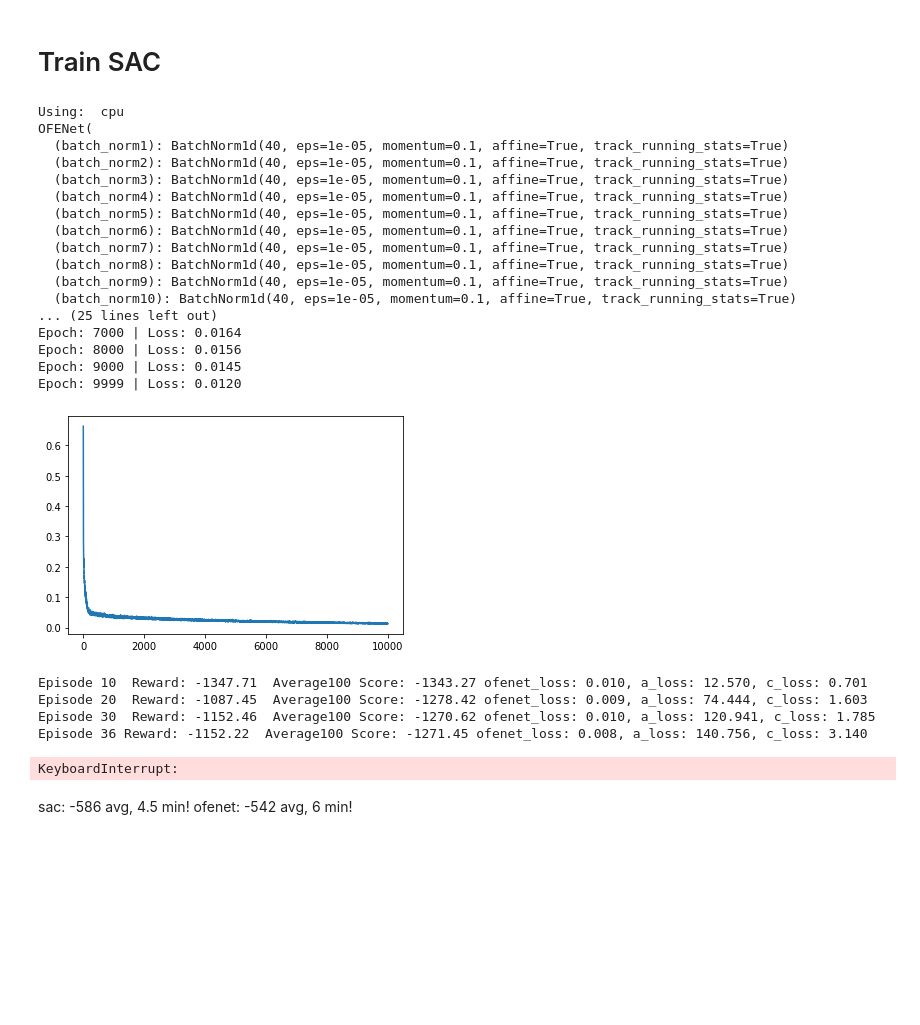
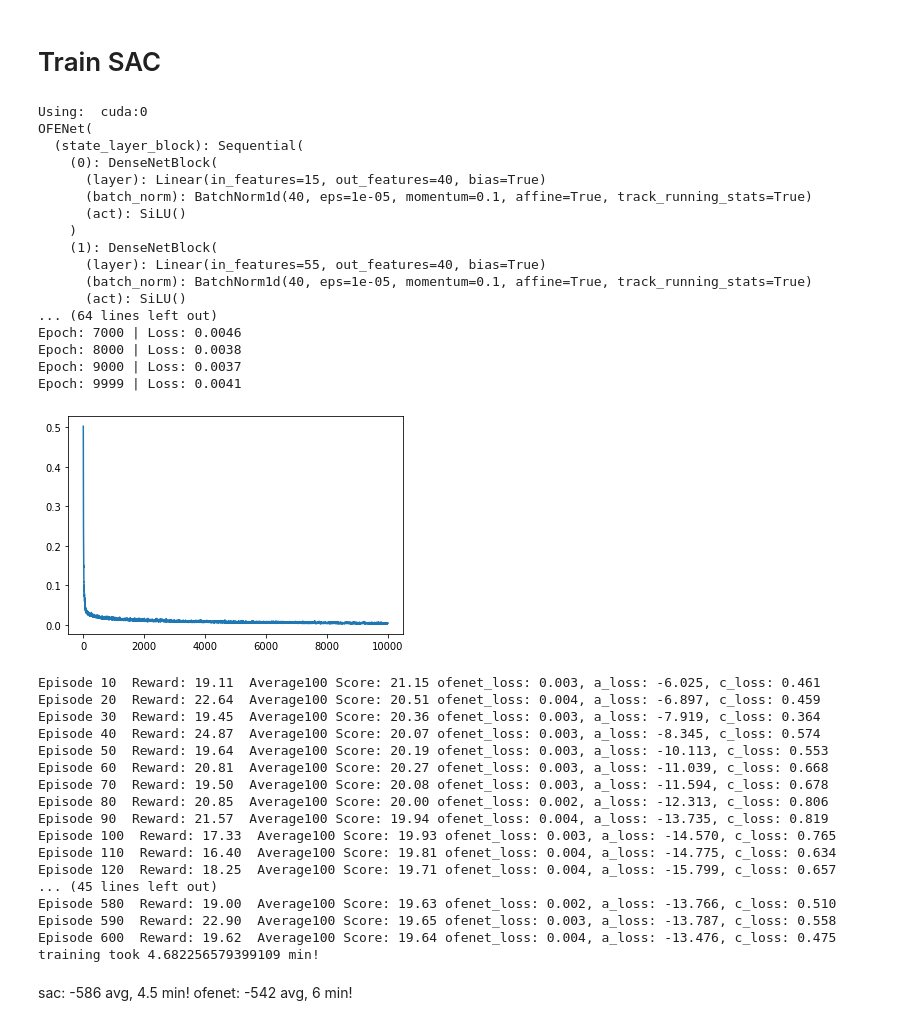
Before and after one commit to BY571/OFENet, a Jupyter notebook: OFENet-REDQ-notebook.ipynb, the cells around one changed output. Cells and saved outputs as stored; diff of their text form; code cells hidden in the pictures; blank space fills up the shorter version.

```diff
--- a/OFENet-REDQ-notebook.ipynb
+++ b/OFENet-REDQ-notebook.ipynb
@@ -110,12 +111,3 @@ class Critic(nn.Module):
         x = F.relu(self.fc1(state_action))
         x = F.relu(self.fc2(x))
         return self.fc3(x)
-# %%
-input_size = 12
-hidden_size = 40
-num_layer = 3
-layers = []
-for i in range(num_layer):
-    layers+= [nn.Linear(input_size+(hidden_size*i), hidden_size),
-              nn.SiLU(nn.BatchNorm1d(hidden_size))]
-seq = nn.Sequential(*layers)
@@ -201,12 +145,9 @@ class OFENet(nn.Module):
 
     def forward(self, state, action):
         features = state
-        #for layer in self.state_layer_block:
-        #    features = layer(features)
         features = self.state_layer_block(features)
         features = torch.cat((features, action), dim=1)
-        for layer in self.action_layer_block:
-            features = layer(features)
+        features = self.action_layer_block(features)
         pred = self.pred_layer(features)
 
         return pred
@@ -222,7 +163,7 @@ class OFENet(nn.Module):
         self.eval()
         with torch.no_grad():
             z0 = self.state_layer_block(state)
-            action_cat = torch.cat((z0, action))
+            action_cat = torch.cat((z0, action), dim=1)
             z0_a = self.action_layer_block(action_cat)
         self.train()
         return z0_a
@@ -572,7 +513,7 @@ def pretrain_ofenet(agent, epochs):
 # Train SAC
 # %%
 import pybullet_envs
-env_name = "HalfCheetahBulletEnv-v0"#"HopperBulletEnv-v0" #"HalfCheetahPyBulletEnv-v0"#"Pendulum-v0"
+env_name = "HopperBulletEnv-v0"#"HopperBulletEnv-v0" #"HalfCheetahPyBulletEnv-v0"#"Pendulum-v0"
 ep = 600
 seed = 1
 #Hyperparameter
@@ -581,55 +522,67 @@ buffer_size = int(1e6)
 batch_size = 256
 tau = 0.005
 gamma = 0.99
 
 random_collect = 10000
 use_ofenet = True
 
 #writer = SummaryWriter("runs/"+args.info)
 env = gym.make(env_name)
 action_high = env.action_space.high[0]
 action_low = env.action_space.low[0]
 torch.manual_seed(seed)
 env.seed(seed)
 np.random.seed(seed)
 state_size = env.observation_space.shape[0]
 action_size = env.action_space.shape[0]
 agent = Agent(state_size=state_size,
               action_size=action_size,
               random_seed=seed,
               action_prior="uniform", use_ofenet=use_ofenet)
 
 fill_buffer(samples=random_collect)
 agent = pretrain_ofenet(agent, epochs=random_collect)
 t0 = time.time()
 ofenet_scores = train(n_episodes=ep)
 t1 = time.time()
 env.close()
 print("training took {} min!".format((t1-t0)/60))
 # %% [output]
-Using:  cpu
+Using:  cuda:0
 OFENet(
-  (batch_norm1): BatchNorm1d(40, eps=1e-05, momentum=0.1, affine=True, track_running_stats=True)
-  (batch_norm2): BatchNorm1d(40, eps=1e-05, momentum=0.1, affine=True, track_running_stats=True)
-  (batch_norm3): BatchNorm1d(40, eps=1e-05, momentum=0.1, affine=True, track_running_stats=True)
-  (batch_norm4): BatchNorm1d(40, eps=1e-05, momentum=0.1, affine=True, track_running_stats=True)
-  (batch_norm5): BatchNorm1d(40, eps=1e-05, momentum=0.1, affine=True, track_running_stats=True)
-  (batch_norm6): BatchNorm1d(40, eps=1e-05, momentum=0.1, affine=True, track_running_stats=True)
-  (batch_norm7): BatchNorm1d(40, eps=1e-05, momentum=0.1, affine=True, track_running_stats=True)
-  (batch_norm8): BatchNorm1d(40, eps=1e-05, momentum=0.1, affine=True, track_running_stats=True)
-  (batch_norm9): BatchNorm1d(40, eps=1e-05, momentum=0.1, affine=True, track_running_stats=True)
-  (batch_norm10): BatchNorm1d(40, eps=1e-05, momentum=0.1, affine=True, track_running_stats=True)
-... (25 lines left out)
-Epoch: 7000 | Loss: 0.0164
-Epoch: 8000 | Loss: 0.0156
-Epoch: 9000 | Loss: 0.0145
-Epoch: 9999 | Loss: 0.0120
+  (state_layer_block): Sequential(
+    (0): DenseNetBlock(
+      (layer): Linear(in_features=15, out_features=40, bias=True)
+      (batch_norm): BatchNorm1d(40, eps=1e-05, momentum=0.1, affine=True, track_running_stats=True)
+      (act): SiLU()
+    )
+    (1): DenseNetBlock(
+      (layer): Linear(in_features=55, out_features=40, bias=True)
+      (batch_norm): BatchNorm1d(40, eps=1e-05, momentum=0.1, affine=True, track_running_stats=True)
+      (act): SiLU()
+... (64 lines left out)
+Epoch: 7000 | Loss: 0.0046
+Epoch: 8000 | Loss: 0.0038
+Epoch: 9000 | Loss: 0.0037
+Epoch: 9999 | Loss: 0.0041
-[figure, old version]
+[figure, new version]
-Episode 10  Reward: -1347.71  Average100 Score: -1343.27 ofenet_loss: 0.010, a_loss: 12.570, c_loss: 0.701
-Episode 20  Reward: -1087.45  Average100 Score: -1278.42 ofenet_loss: 0.009, a_loss: 74.444, c_loss: 1.603
-Episode 30  Reward: -1152.46  Average100 Score: -1270.62 ofenet_loss: 0.010, a_loss: 120.941, c_loss: 1.785
-Episode 36 Reward: -1152.22  Average100 Score: -1271.45 ofenet_loss: 0.008, a_loss: 140.756, c_loss: 3.140
+Episode 10  Reward: 19.11  Average100 Score: 21.15 ofenet_loss: 0.003, a_loss: -6.025, c_loss: 0.461
+Episode 20  Reward: 22.64  Average100 Score: 20.51 ofenet_loss: 0.004, a_loss: -6.897, c_loss: 0.459
+Episode 30  Reward: 19.45  Average100 Score: 20.36 ofenet_loss: 0.003, a_loss: -7.919, c_loss: 0.364
+Episode 40  Reward: 24.87  Average100 Score: 20.07 ofenet_loss: 0.003, a_loss: -8.345, c_loss: 0.574
+Episode 50  Reward: 19.64  Average100 Score: 20.19 ofenet_loss: 0.003, a_loss: -10.113, c_loss: 0.553
+Episode 60  Reward: 20.81  Average100 Score: 20.27 ofenet_loss: 0.003, a_loss: -11.039, c_loss: 0.668
+Episode 70  Reward: 19.50  Average100 Score: 20.08 ofenet_loss: 0.003, a_loss: -11.594, c_loss: 0.678
+Episode 80  Reward: 20.85  Average100 Score: 20.00 ofenet_loss: 0.002, a_loss: -12.313, c_loss: 0.806
+Episode 90  Reward: 21.57  Average100 Score: 19.94 ofenet_loss: 0.004, a_loss: -13.735, c_loss: 0.819
+Episode 100  Reward: 17.33  Average100 Score: 19.93 ofenet_loss: 0.003, a_loss: -14.570, c_loss: 0.765
+Episode 110  Reward: 16.40  Average100 Score: 19.81 ofenet_loss: 0.004, a_loss: -14.775, c_loss: 0.634
+Episode 120  Reward: 18.25  Average100 Score: 19.71 ofenet_loss: 0.004, a_loss: -15.799, c_loss: 0.657
+... (45 lines left out)
+Episode 580  Reward: 19.00  Average100 Score: 19.63 ofenet_loss: 0.002, a_loss: -13.766, c_loss: 0.510
+Episode 590  Reward: 22.90  Average100 Score: 19.65 ofenet_loss: 0.003, a_loss: -13.787, c_loss: 0.558
+Episode 600  Reward: 19.62  Average100 Score: 19.64 ofenet_loss: 0.004, a_loss: -13.476, c_loss: 0.475
+training took 4.682256579399109 min!
-KeyboardInterrupt:
 # %% [markdown]
 sac: -586 avg, 4.5 min!
 ofenet: -542 avg, 6 min!
```
Also changed, not shown: parts of 8 cells of this notebook.
